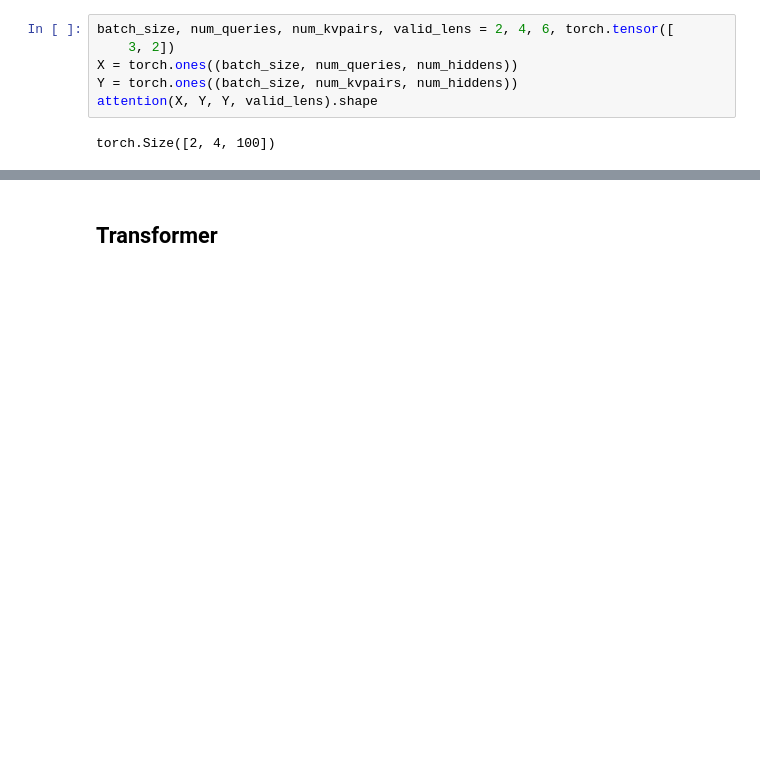
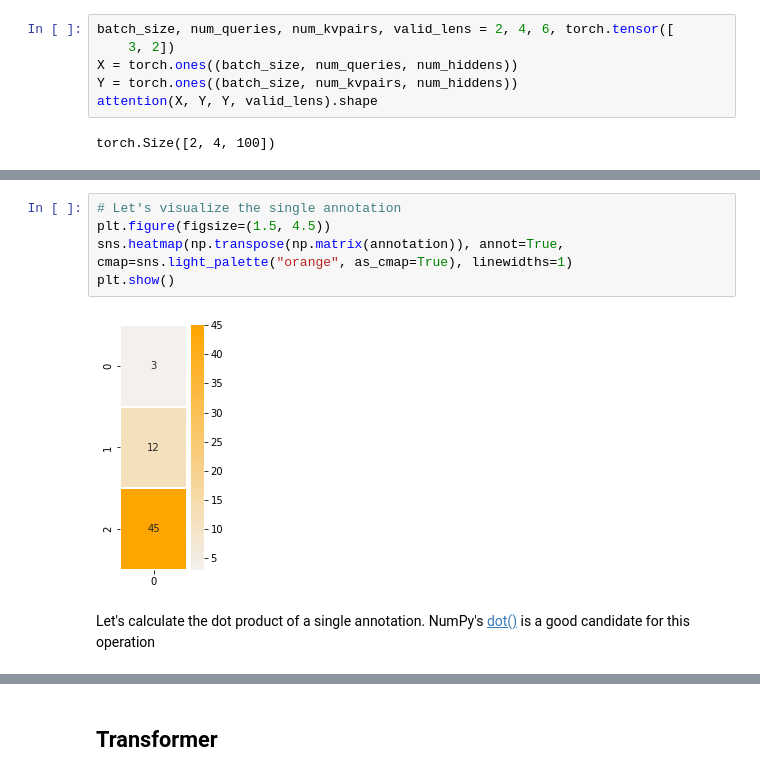
Before and after one commit to sparsh-ai/reco-book, a Jupyter notebook: nbs/T536348_Attention_Mechanisms.ipynb, the cells around one changed output, grey strips where cells are left out. Saved outputs shown, nothing was run; the diff lists cells and outputs as text; blank space fills up the shorter version.

```diff
--- a/nbs/T536348_Attention_Mechanisms.ipynb
+++ b/nbs/T536348_Attention_Mechanisms.ipynb
@@ -610,0 +636,9 @@ torch.Size([2, 4, 100])
+# %%
+# Let's visualize the single annotation
+plt.figure(figsize=(1.5, 4.5))
+sns.heatmap(np.transpose(np.matrix(annotation)), annot=True, cmap=sns.light_palette("orange", as_cmap=True), linewidths=1)
+plt.show()
+# %% [output]
+[figure, added]
+# %% [markdown]
+Let's calculate the dot product of a single annotation. NumPy's [dot()](https://docs.scipy.org/doc/numpy/reference/generated/numpy.dot.html) is a good candidate for this operation
```
Also changed, not shown: parts of 24 cells of this notebook.
